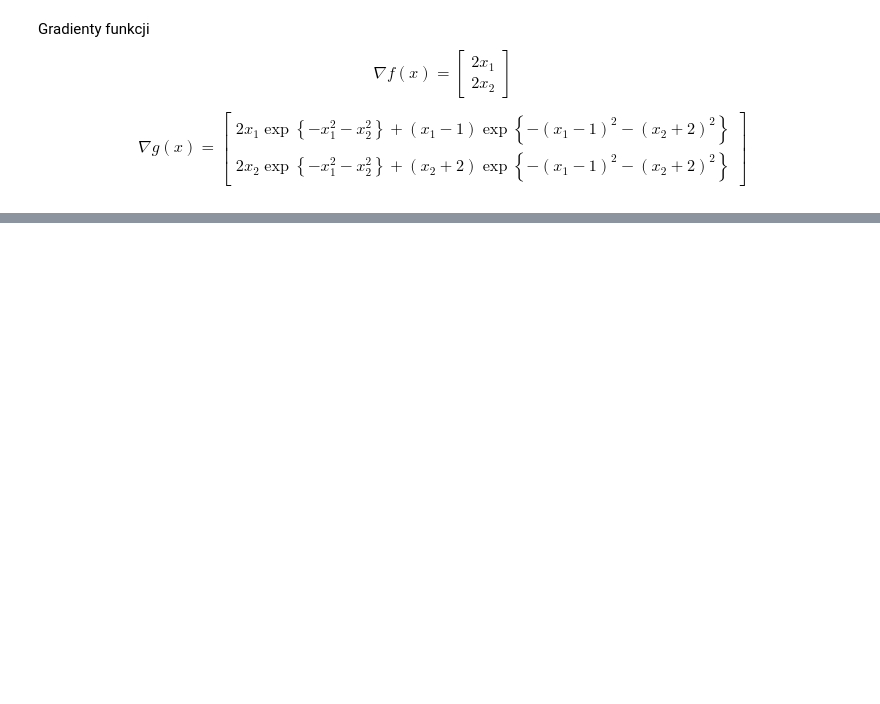
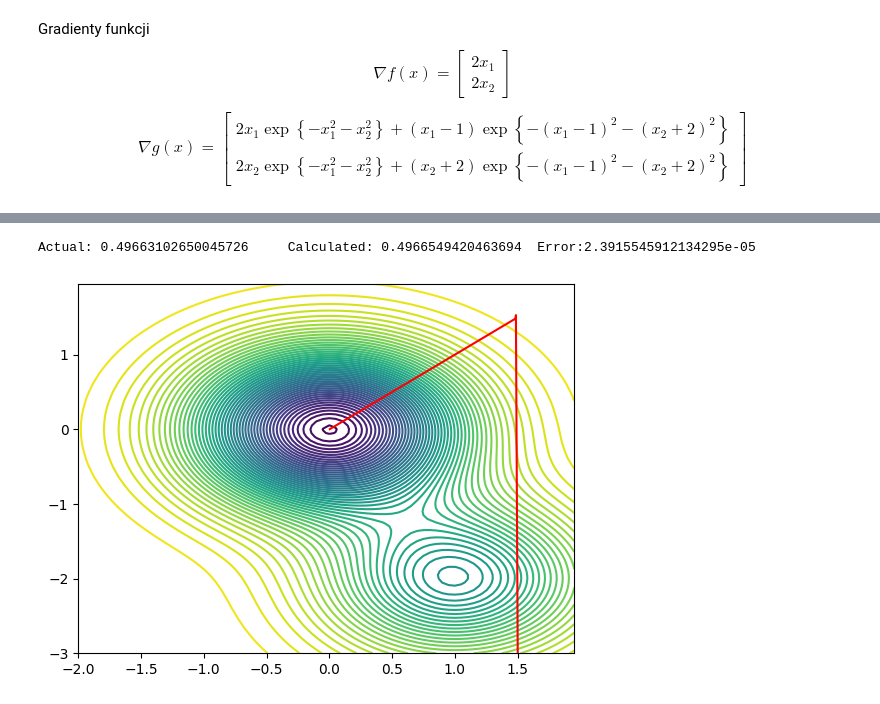
Before and after one commit to VisteK528/WSI, a Jupyter notebook: Exercise1/zadanie_1b.ipynb, the cells around one changed output, grey strips where cells are left out. Drawn from its saved outputs; the diff is of its cells as text; code cells hidden in the pictures; blank space fills up the shorter version.

```diff
--- a/Exercise1/zadanie_1b.ipynb
+++ b/Exercise1/zadanie_1b.ipynb
@@ -130,6 +147,16 @@ class Grad1:
     def __call__(self, X1: np.array, X2: np.array) -> Tuple[np.array, np.array]:
         grad = (2*X1, 2*X2)
         return grad
+
+class Function2:
+    def __call__(self, X1: np.array, X2: np.array) -> np.array:
+        return 1.5 - np.exp(-X1**2-X2**2) - 0.5*np.exp(-(X1-1)**2-(X2+2)**2)
+
+class Grad2:
+    def __call__(self, X1: np.array, X2: np.array) -> Tuple[np.array, np.array]:
+        grad = (2*X1*np.exp(-X1**2-X2**2)+(X1-1)*np.exp(-(X1-1)**2-(X2+2)**2),
+                2*X2*np.exp(-X1**2-X2**2)+(X2+2)*np.exp(-(X1-1)**2-(X2+2)**2))
+        return grad
 # %%
 function1 = Function1()
 grad1 = Grad1()
@@ -151,0 +169,9 @@ array([[ 0.1 ,  5.  ,  0.2 ,  0.25,  0.3 ,  0.4 ,  0.5 ,  0.6 ,  0.8 ,
+# %%
+function2 = Function2()
+grad2 = Grad2()
+gradient2 = SimpleGradientDescent(function2, grad2, alpha=0.1)
+value = gradient2.minimize(1.5, -3, 100, 0, True)
+print(f"Actual: {function2(0, 0)}\tCalculated: {value}\tError:{abs(function2(0, 0)-value)}")
+# %% [output]
+Actual: 0.49663102650045726     Calculated: 0.4966549420463694  Error:2.3915545912134295e-05
+[figure, added]
```
Also changed, not shown: parts of 10 cells of this notebook.
